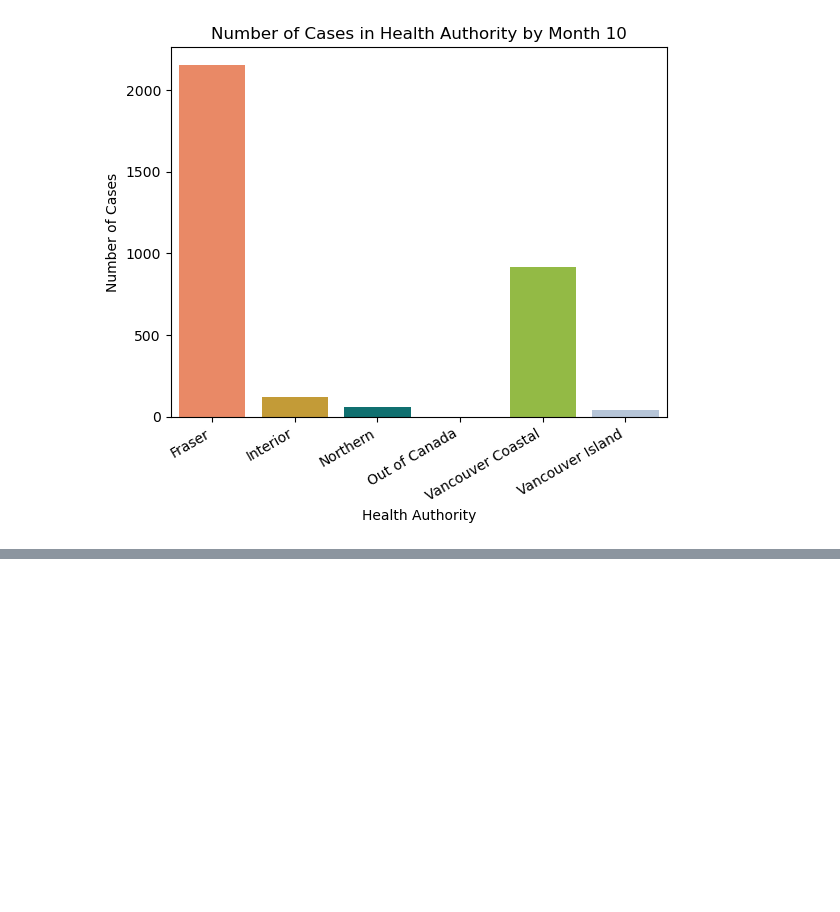
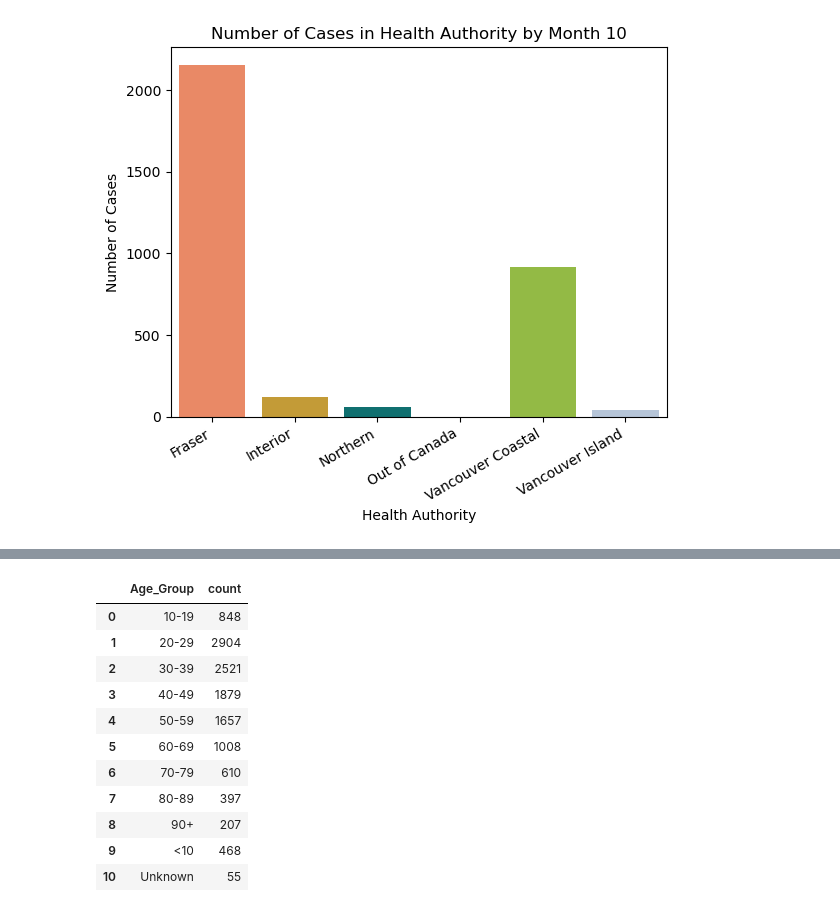
Before and after one commit to elaine-tao/COMM-337-Group-Project-1, a Jupyter notebook: Group Project 1.ipynb, the cells around one changed output, grey strips where cells are left out. Drawn from its saved outputs; the diff is of its cells as text; code cells hidden in the pictures; blank space fills up the shorter version.

```diff
--- a/Group Project 1.ipynb
+++ b/Group Project 1.ipynb
@@ -906,0 +911,16 @@ for n in range(1, 11):
+# %%
+age = covid[["Age_Group"]].groupby(["Age_Group"]).value_counts().reset_index()
+age
+# %% [output]
+|  | Age_Group | count |
+| 0 | 10-19 | 848 |
+| 1 | 20-29 | 2904 |
+| 2 | 30-39 | 2521 |
+| 3 | 40-49 | 1879 |
+| 4 | 50-59 | 1657 |
+| 5 | 60-69 | 1008 |
+| 6 | 70-79 | 610 |
+| 7 | 80-89 | 397 |
+| 8 | 90+ | 207 |
+| 9 | <10 | 468 |
+| 10 | Unknown | 55 |
```
Also changed, not shown: parts of 10 cells of this notebook.
